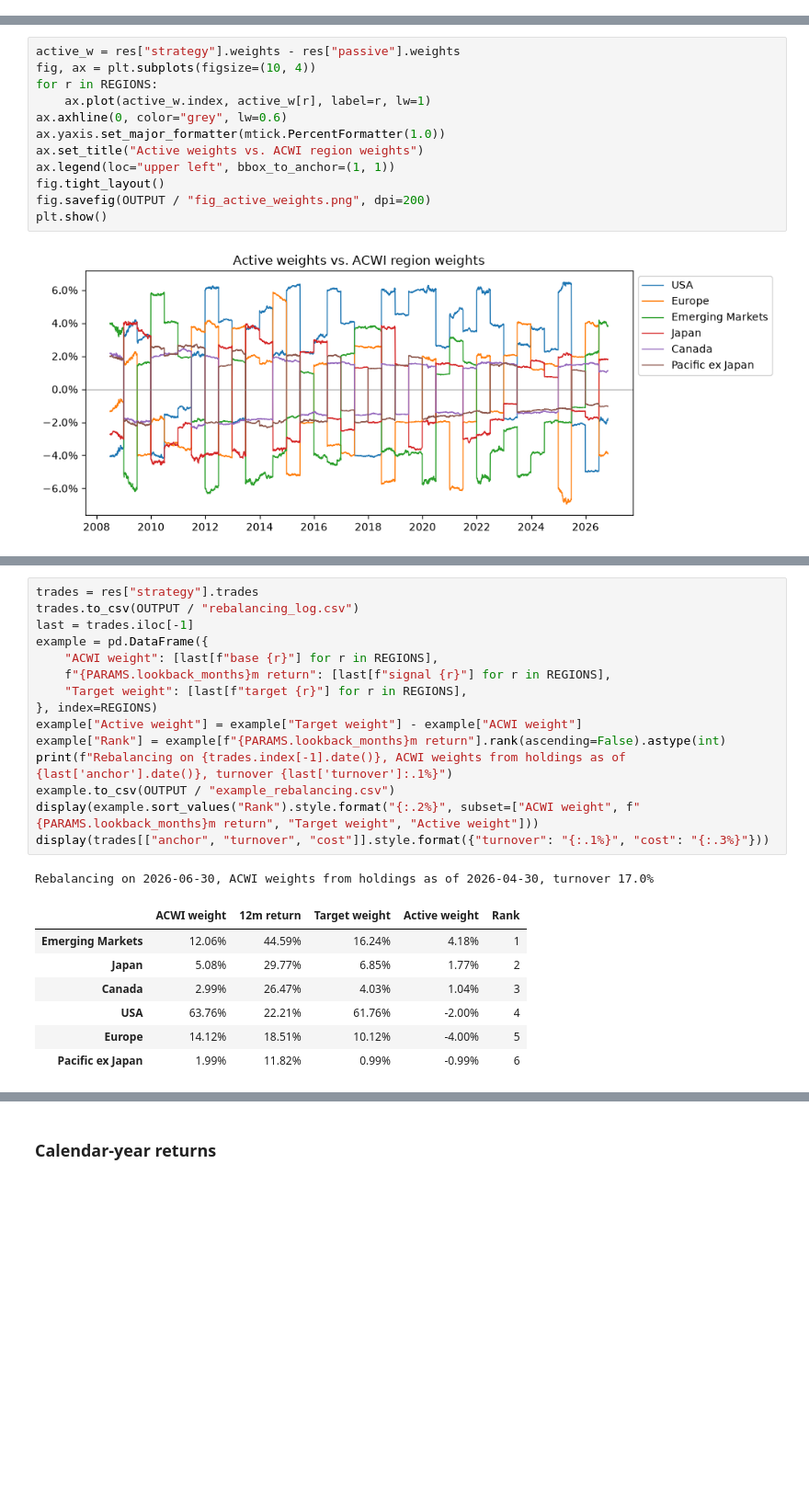
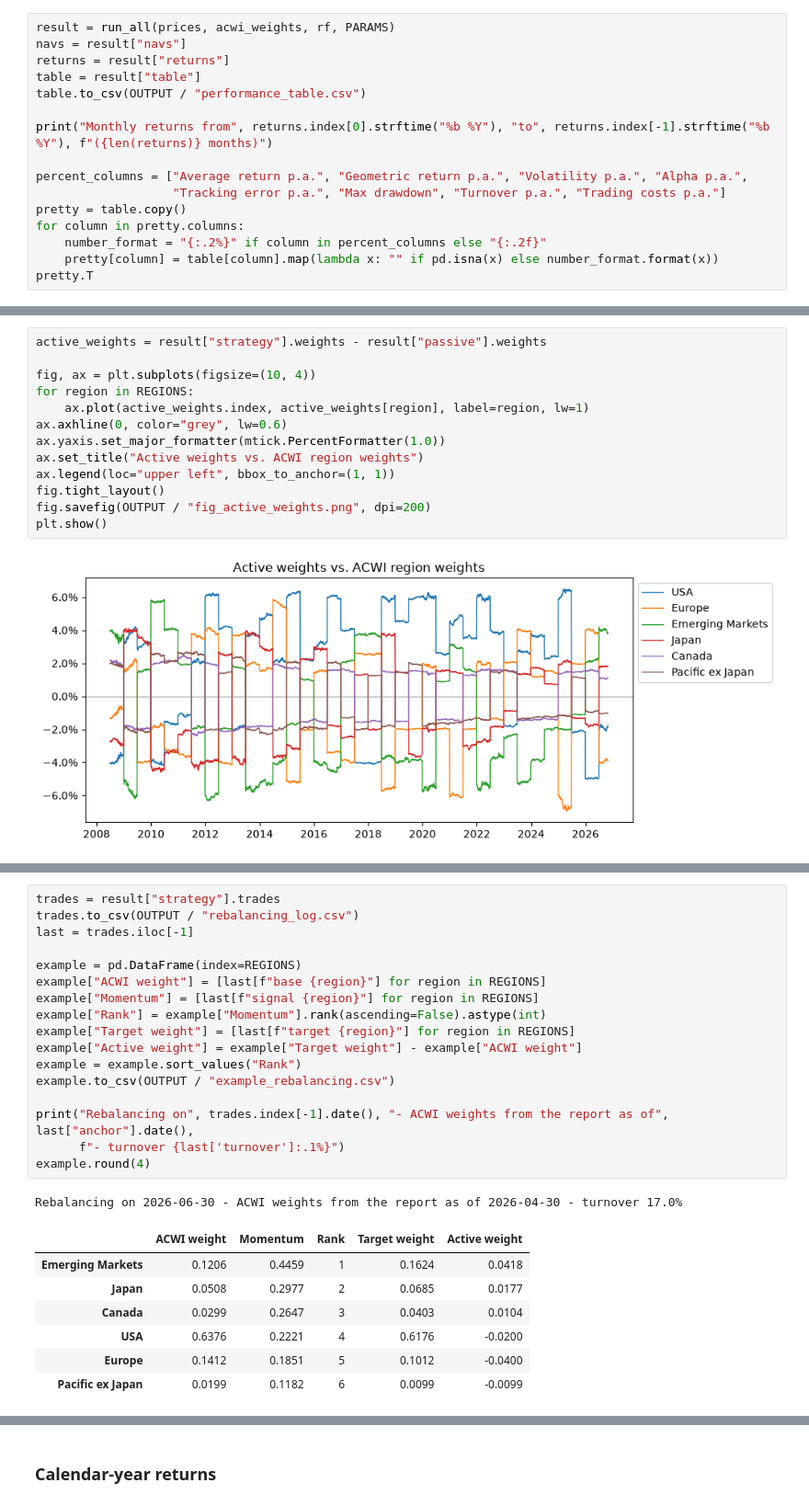
Before and after one commit to donderfelix-spec/fm_group, a Jupyter notebook: notebook/regional_momentum.ipynb, the cells around one changed output, grey strips where cells are left out. Shown at 92% size. Saved outputs shown, nothing was run; the diff lists cells and outputs as text; blank space fills up the shorter version.

```diff
--- a/notebook/regional_momentum.ipynb
+++ b/notebook/regional_momentum.ipynb
@@ -605,0 +652,16 @@ plt.show()
+# %%
+result = run_all(prices, acwi_weights, rf, PARAMS)
+navs = result["navs"]
+returns = result["returns"]
+table = result["table"]
+table.to_csv(OUTPUT / "performance_table.csv")
+
+print("Monthly returns from", returns.index[0].strftime("%b %Y"), "to", returns.index[-1].strftime("%b %Y"), f"({len(returns)} months)")
+
+percent_columns = ["Average return p.a.", "Geometric return p.a.", "Volatility p.a.", "Alpha p.a.",
+                   "Tracking error p.a.", "Max drawdown", "Turnover p.a.", "Trading costs p.a."]
+pretty = table.copy()
+for column in pretty.columns:
+    number_format = "{:.2%}" if column in percent_columns else "{:.2f}"
+    pretty[column] = table[column].map(lambda x: "" if pd.isna(x) else number_format.format(x))
+pretty.T
@@ -606,10 +719,11 @@ plt.show()
 # %% [markdown]
 ### Active weights over time (strategy minus passive replica)
 # %%
-active_w = res["strategy"].weights - res["passive"].weights
+active_weights = result["strategy"].weights - result["passive"].weights
+
 fig, ax = plt.subplots(figsize=(10, 4))
-for r in REGIONS:
-    ax.plot(active_w.index, active_w[r], label=r, lw=1)
+for region in REGIONS:
+    ax.plot(active_weights.index, active_weights[region], label=region, lw=1)
 ax.axhline(0, color="grey", lw=0.6)
 ax.yaxis.set_major_formatter(mtick.PercentFormatter(1.0))
 ax.set_title("Active weights vs. ACWI region weights")
@@ -624,24 +738,26 @@ plt.show()
 # %%
-trades = res["strategy"].trades
+trades = result["strategy"].trades
 trades.to_csv(OUTPUT / "rebalancing_log.csv")
 last = trades.iloc[-1]
-example = pd.DataFrame({
-    "ACWI weight": [last[f"base {r}"] for r in REGIONS],
-    f"{PARAMS.lookback_months}m return": [last[f"signal {r}"] for r in REGIONS],
-    "Target weight": [last[f"target {r}"] for r in REGIONS],
-}, index=REGIONS)
+
+example = pd.DataFrame(index=REGIONS)
+example["ACWI weight"] = [last[f"base {region}"] for region in REGIONS]
+example["Momentum"] = [last[f"signal {region}"] for region in REGIONS]
+example["Rank"] = example["Momentum"].rank(ascending=False).astype(int)
+example["Target weight"] = [last[f"target {region}"] for region in REGIONS]
 example["Active weight"] = example["Target weight"] - example["ACWI weight"]
-example["Rank"] = example[f"{PARAMS.lookback_months}m return"].rank(ascending=False).astype(int)
-print(f"Rebalancing on {trades.index[-1].date()}, ACWI weights from holdings as of {last['anchor'].date()}, turnover {last['turnover']:.1%}")
+example = example.sort_values("Rank")
 example.to_csv(OUTPUT / "example_rebalancing.csv")
-display(example.sort_values("Rank").style.format("{:.2%}", subset=["ACWI weight", f"{PARAMS.lookback_months}m return", "Target weight", "Active weight"]))
-display(trades[["anchor", "turnover", "cost"]].style.format({"turnover": "{:.1%}", "cost": "{:.3%}"}))
+
+print("Rebalancing on", trades.index[-1].date(), "- ACWI weights from the report as of", last["anchor"].date(),
+      f"- turnover {last['turnover']:.1%}")
+example.round(4)
 # %% [output]
-Rebalancing on 2026-06-30, ACWI weights from holdings as of 2026-04-30, turnover 17.0%
+Rebalancing on 2026-06-30 - ACWI weights from the report as of 2026-04-30 - turnover 17.0%
-|  | ACWI weight | 12m return | Target weight | Active weight | Rank |
-| Emerging Markets | 12.06% | 44.59% | 16.24% | 4.18% | 1 |
-| Japan | 5.08% | 29.77% | 6.85% | 1.77% | 2 |
-| Canada | 2.99% | 26.47% | 4.03% | 1.04% | 3 |
-| USA | 63.76% | 22.21% | 61.76% | -2.00% | 4 |
-| Europe | 14.12% | 18.51% | 10.12% | -4.00% | 5 |
-| Pacific ex Japan | 1.99% | 11.82% | 0.99% | -0.99% | 6 |
+|  | ACWI weight | Momentum | Rank | Target weight | Active weight |
+| Emerging Markets | 0.1206 | 0.4459 | 1 | 0.1624 | 0.0418 |
+| Japan | 0.0508 | 0.2977 | 2 | 0.0685 | 0.0177 |
+| Canada | 0.0299 | 0.2647 | 3 | 0.0403 | 0.0104 |
+| USA | 0.6376 | 0.2221 | 4 | 0.6176 | -0.0200 |
+| Europe | 0.1412 | 0.1851 | 5 | 0.1012 | -0.0400 |
+| Pacific ex Japan | 0.0199 | 0.1182 | 6 | 0.0099 | -0.0099 |
```
Also changed, not shown: parts of 61 cells of this notebook, 2 other files.
